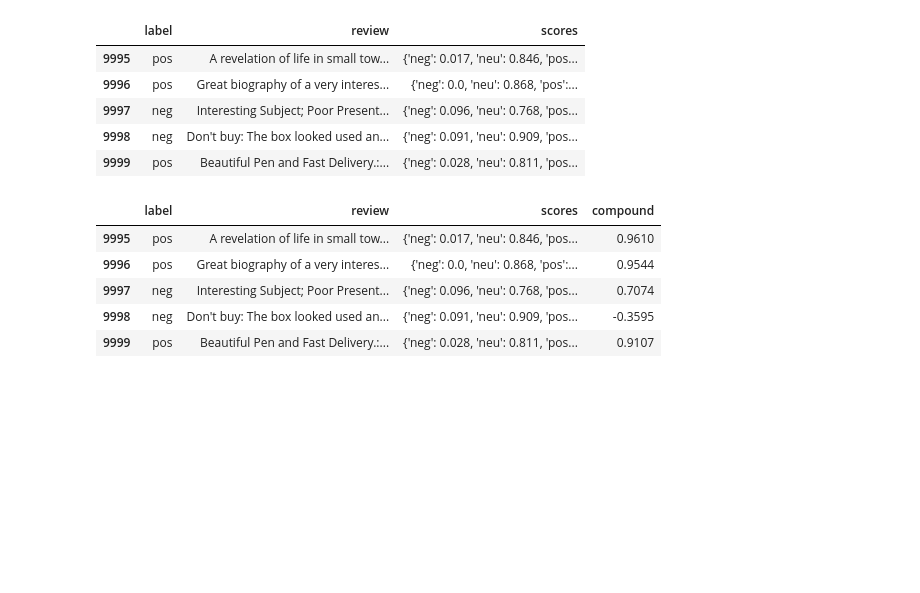
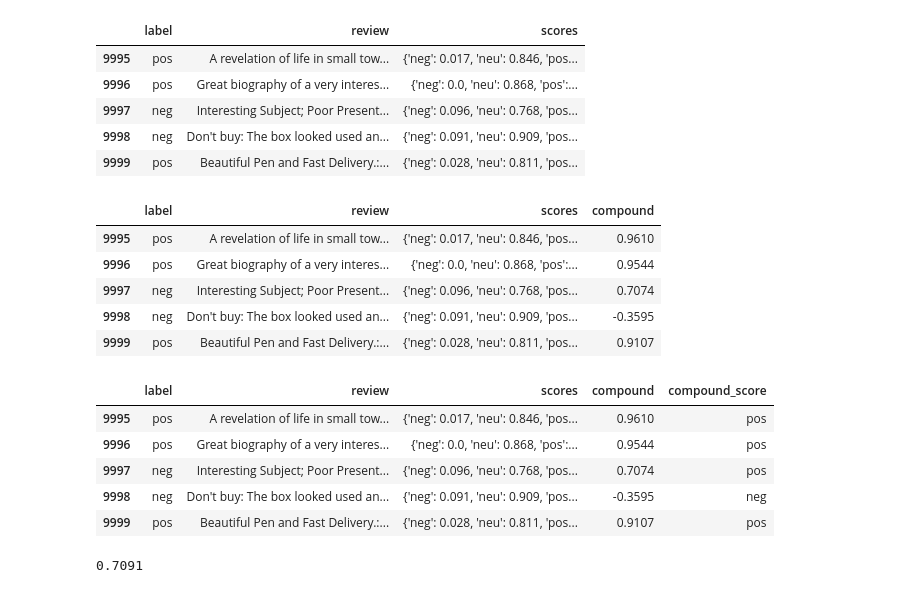
Before and after one commit to mralamdari/NLP-Sentiment-Analysis, a Jupyter notebook: NLP_Semantiment_Analysis.ipynb, the cells around one changed output. Drawn from its saved outputs; the diff is of its cells as text; code cells hidden in the pictures; blank space fills up the shorter version.

```diff
--- a/NLP_Semantiment_Analysis.ipynb
+++ b/NLP_Semantiment_Analysis.ipynb
@@ -358,3 +358,14 @@ df.tail()
 | 9997 | neg | Interesting Subject; Poor Present... | {'neg': 0.096, 'neu': 0.768, 'pos... | 0.7074 |
 | 9998 | neg | Don't buy: The box looked used an... | {'neg': 0.091, 'neu': 0.909, 'pos... | -0.3595 |
 | 9999 | pos | Beautiful Pen and Fast Delivery.:... | {'neg': 0.028, 'neu': 0.811, 'pos... | 0.9107 |
+# %%
+df['compound_score'] = df['compound'].apply(lambda score: 'pos' if score>=0 else 'neg')
+# %%
+df.tail()
+# %% [output]
+|  | label | review | scores | compound | compound_score |
+| 9995 | pos | A revelation of life in small tow... | {'neg': 0.017, 'neu': 0.846, 'pos... | 0.9610 | pos |
+| 9996 | pos | Great biography of a very interes... | {'neg': 0.0, 'neu': 0.868, 'pos':... | 0.9544 | pos |
+| 9997 | neg | Interesting Subject; Poor Present... | {'neg': 0.096, 'neu': 0.768, 'pos... | 0.7074 | pos |
+| 9998 | neg | Don't buy: The box looked used an... | {'neg': 0.091, 'neu': 0.909, 'pos... | -0.3595 | neg |
+| 9999 | pos | Beautiful Pen and Fast Delivery.:... | {'neg': 0.028, 'neu': 0.811, 'pos... | 0.9107 | pos |
@@ -360,0 +374,4 @@ df.tail()
+# %%
+metrics.accuracy_score(df['label'], df['compound_score'])
+# %% [output]
+0.7091
```
Also changed, not shown: parts of 2 cells of this notebook.
